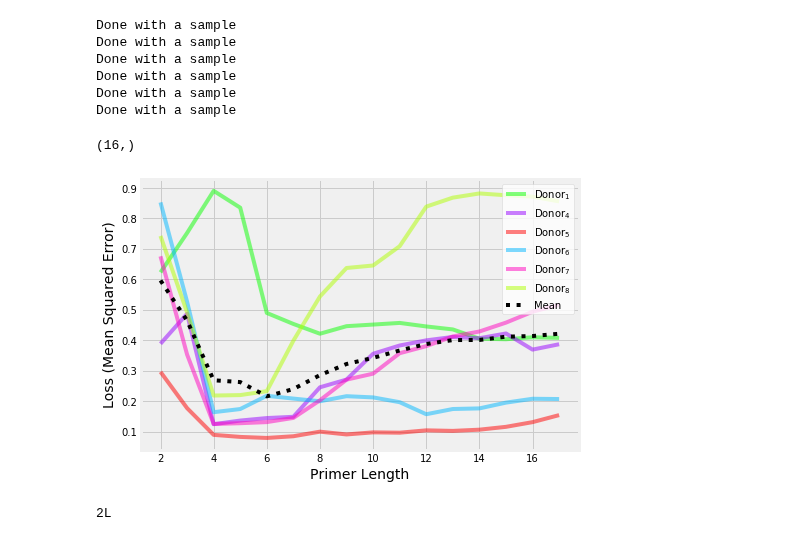
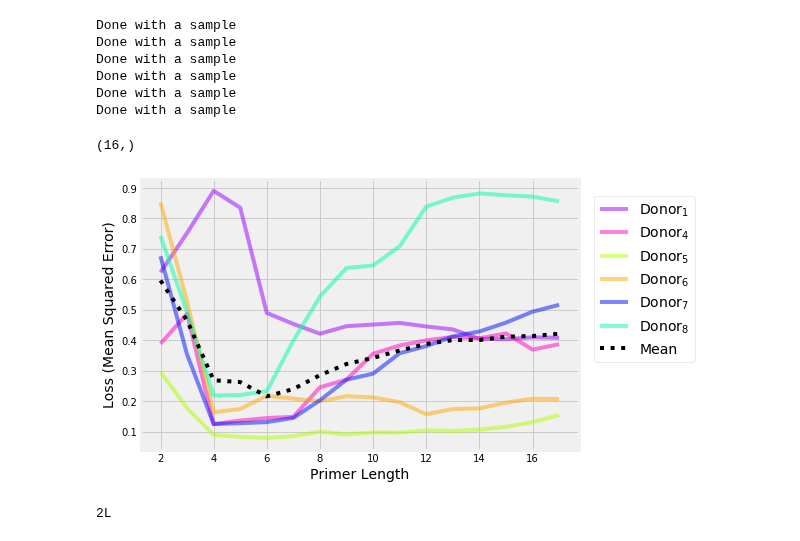
Before and after one commit to michaelwiest/microbiome-rnn, a Jupyter notebook: notebooks/Model Evaluator.ipynb, the cells around one changed output. Drawn from its saved outputs; the diff is of its cells as text; code cells hidden in the pictures.

```diff
--- a/notebooks/Model Evaluator.ipynb
+++ b/notebooks/Model Evaluator.ipynb
@@ -502,23 +502,23 @@ primer_losses = primer_losses[:, np.all(primer_losses != 0, axis=0)]
 # %%
 fig, ax = plt.subplots(figsize=(7, 5))
 m = primer_losses.mean(axis=1)
 print(m.shape)
 for i in range(primer_losses.shape[1]):
-    plt.plot(primer_losses[:, i], label=file_labs[samps[i]], alpha=0.5, c=colors2[i])
+    plt.plot(primer_losses[:, i], label=file_labs[samps[i]], alpha=0.5, c=colors2[samps[i]])
 plt.plot(m, label='Mean', ls=':', c='black')
-legend = plt.legend(frameon = 1, loc='upper right')
+legend = plt.legend(frameon = 1, loc='lower center', fontsize=14, bbox_to_anchor=(1.15, 0.3), ncol=1)
 
 frame = legend.get_frame()
 frame.set_facecolor('white')
 ax.set_xticks(list(range(len(primer_lens)))[::2])
 ax.set_xticklabels(primer_lens[::2])
 plt.xlabel('Primer Length', fontsize=14)
 plt.ylabel('Loss (Mean Squared Error)', fontsize=14)
 # plt.title('Increasing Primer Length\nDecreases Loss of Prediction', fontsize=24)
 plt.show()
 # %% [output]
 (16,)
-[figure, old version]
+[figure, new version]
 # %%
 torch.cuda.device_count()
 # %% [output]
```
